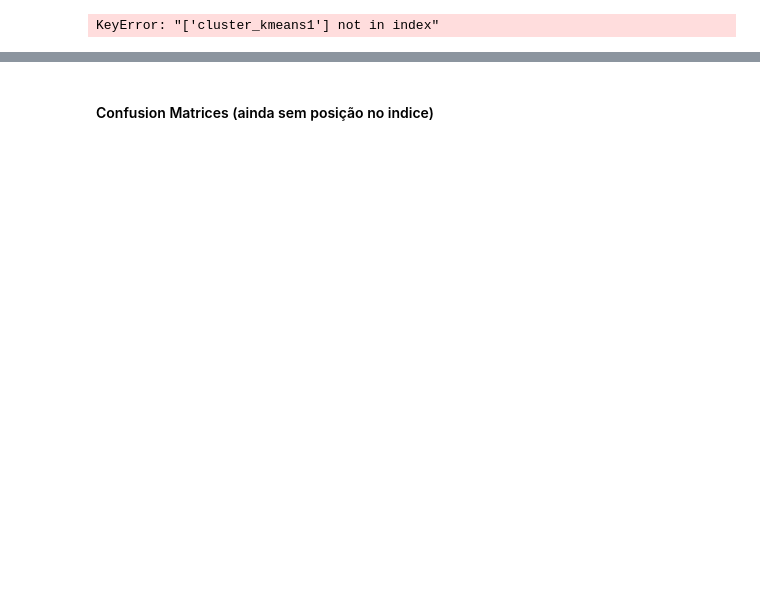
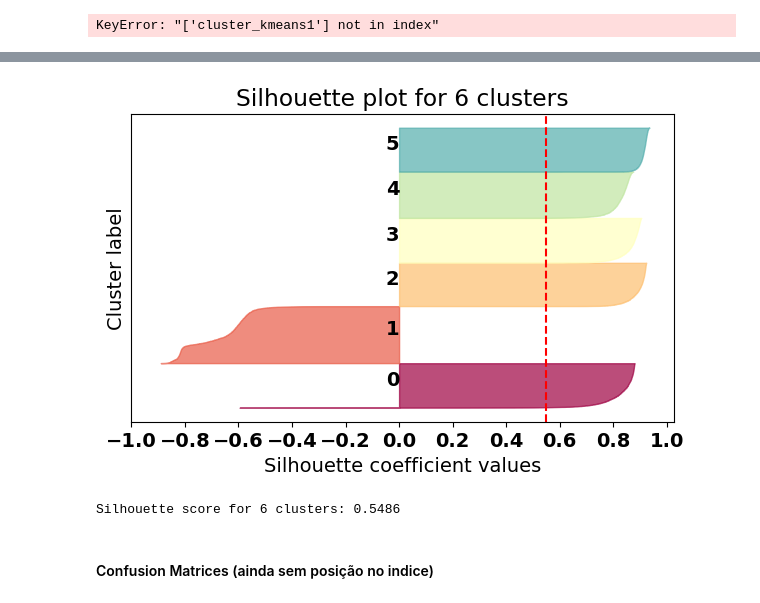
Before and after one commit to shaulleo/ProjetoML, a Jupyter notebook: ML II - KMeans (novo) .ipynb, the cells around one changed output, grey strips where cells are left out. Saved outputs shown, nothing was run; the diff lists cells and outputs as text; code cells hidden in the pictures; blank space fills up the shorter version.

```diff
--- a/ML II - KMeans (novo) .ipynb
+++ b/ML II - KMeans (novo) .ipynb
@@ -394,3 +425,63 @@ KeyError: "['cluster_kmeans1'] not in index"
+# %%
+import numpy as np
+import matplotlib.pyplot as plt
+from sklearn.metrics import silhouette_samples, silhouette_score
+
+# Access the cluster labels from your dataset
+cluster_labels = individuals['cluster_kmeansZ']
+
+# Specify the number of clusters
+n_clusters = 6
+
+# Calculate silhouette score for the clustering solution
+silhouette_avg = silhouette_score(data_Z, cluster_labels)
+
+# Compute silhouette scores for each sample
+sample_silhouette_values = silhouette_samples(data_Z, cluster_labels)
+
+# Plot silhouette visualization
+fig, ax = plt.subplots()
+fig.set_size_inches(7, 4)
+
+y_lower = 10
+for i in range(n_clusters):
+    # Aggregate silhouette scores for samples in the current cluster
+    ith_cluster_silhouette_values = sample_silhouette_values[cluster_labels == i]
+
+    # Sort the silhouette scores in descending order
+    ith_cluster_silhouette_values.sort()
+
+    size_cluster_i = ith_cluster_silhouette_values.shape[0]
+    y_upper = y_lower + size_cluster_i
+
+    # Color the clusters
+    color = plt.cm.get_cmap("Spectral")(float(i) / n_clusters)
+    ax.fill_betweenx(np.arange(y_lower, y_upper), 0, ith_cluster_silhouette_values,
+                     facecolor=color, edgecolor=color, alpha=0.7)
+
+    # Label each cluster silhouette plot with the cluster number
+    ax.text(-0.05, y_lower + 0.5 * size_cluster_i, str(i))
+
+    # Compute the new y_lower for the next plot
+    y_lower = y_upper + 10
+
+ax.set_xlabel("Silhouette coefficient values")
+ax.set_ylabel("Cluster label")
+
+# The vertical line for average silhouette score
+ax.axvline(x=silhouette_avg, color="red", linestyle="--")
+
+ax.set_yticks([])
+ax.set_xticks([-1, -0.8, -0.6, -0.4, -0.2, 0, 0.2, 0.4, 0.6, 0.8, 1])
+ax.set_title("Silhouette plot for {} clusters".format(n_clusters))
+
+plt.show()
+
+# Print the silhouette score
+print("Silhouette score for {} clusters: {:.4f}".format(n_clusters, silhouette_avg))
+# %% [output]
+[figure, added]
+Silhouette score for 6 clusters: 0.5486
 # %% [markdown]
 #### Confusion Matrices (ainda sem posição no indice)
 # %%
```
Also changed, not shown: parts of 25 cells of this notebook, 2 other files.
